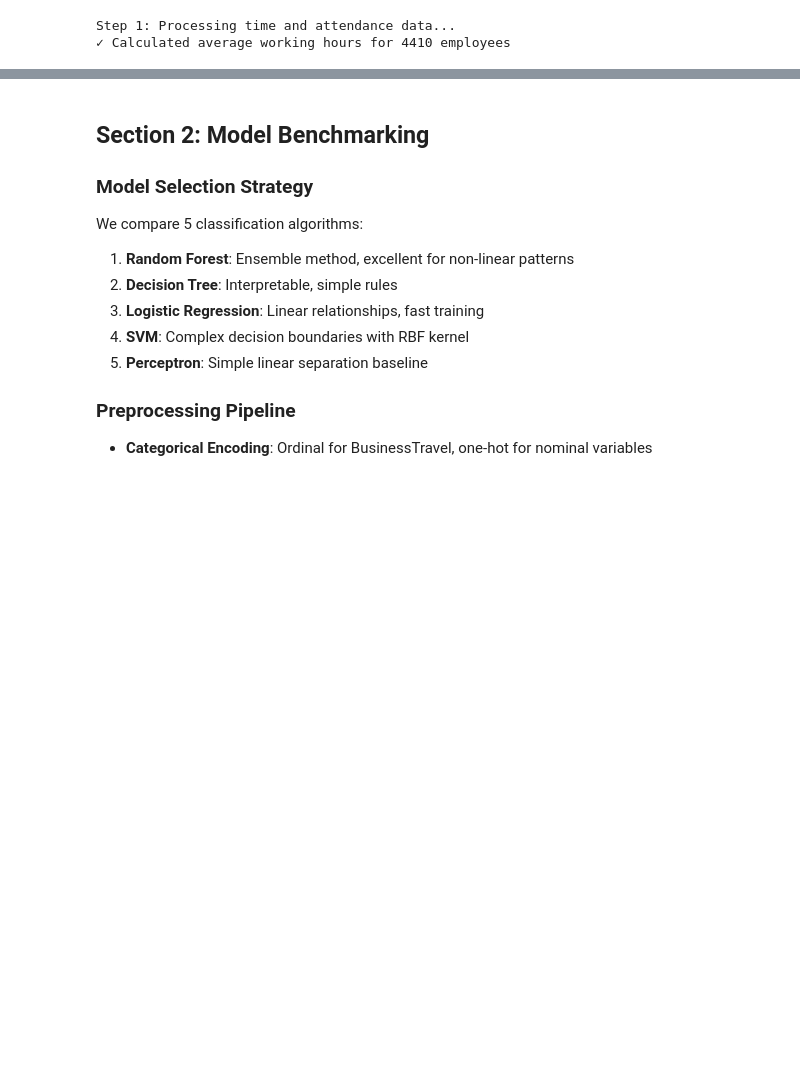
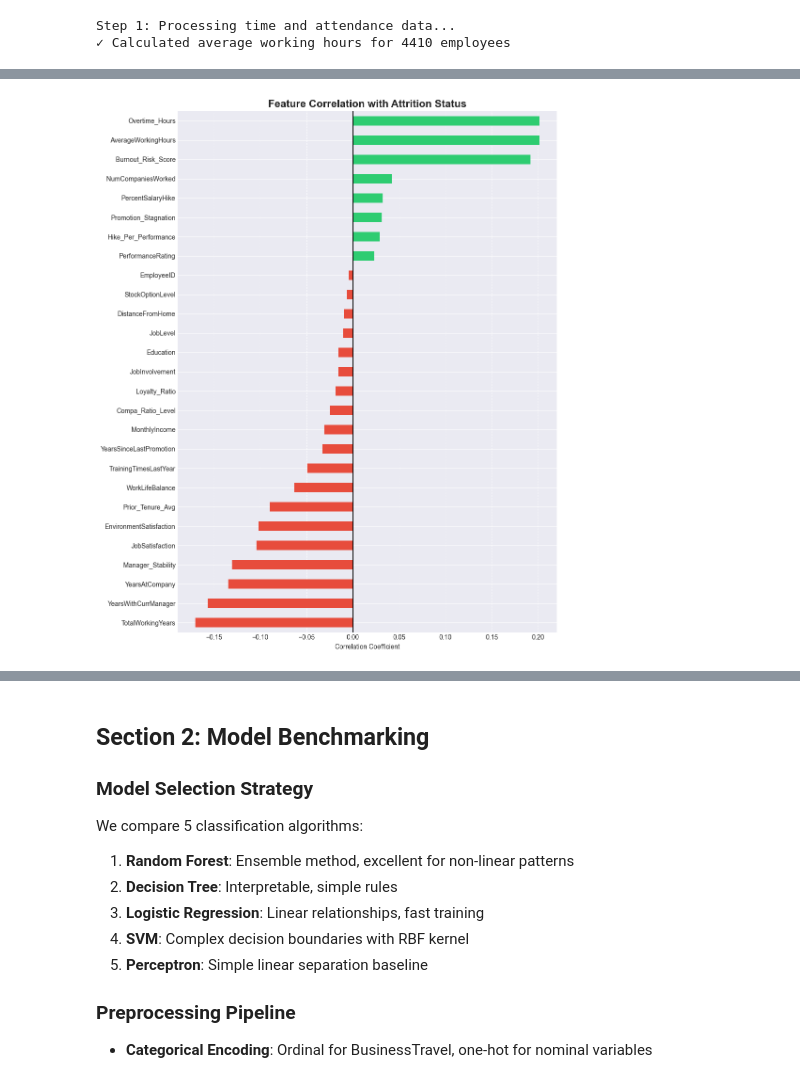
Before and after one commit to v-gayte/AI-Projet, a Jupyter notebook: attrition_analysis_complete.ipynb, the cells around one changed output, grey strips where cells are left out. Saved outputs shown, nothing was run; the diff lists cells and outputs as text; code cells hidden in the pictures; blank space fills up the shorter version.

```diff
--- a/attrition_analysis_complete.ipynb
+++ b/attrition_analysis_complete.ipynb
@@ -220,0 +230,16 @@ Step 5: Target encoding complete
+# %%
+# Step 5: Generate key visualizations and analysis
+# Visualization 1: Feature Correlation with Attrition
+corr_with_target = df.corr(numeric_only=True)['Attrition_Binary'].drop('Attrition_Binary').sort_values()
+
+plt.figure(figsize=(10, 12))
+corr_with_target.plot(kind='barh',
+                      color=['#2ecc71' if x > 0 else '#e74c3c' for x in corr_with_target])
+plt.title('Feature Correlation with Attrition Status', fontsize=16, fontweight='bold')
+plt.xlabel('Correlation Coefficient')
+plt.axvline(x=0, color='black', linestyle='-', linewidth=0.8)
+plt.grid(axis='x', linestyle='--', alpha=0.7)
+plt.tight_layout()
+plt.show()
+# %% [output]
+[figure, added]
```
Also changed, not shown: parts of 20 cells of this notebook, 8 other files.
